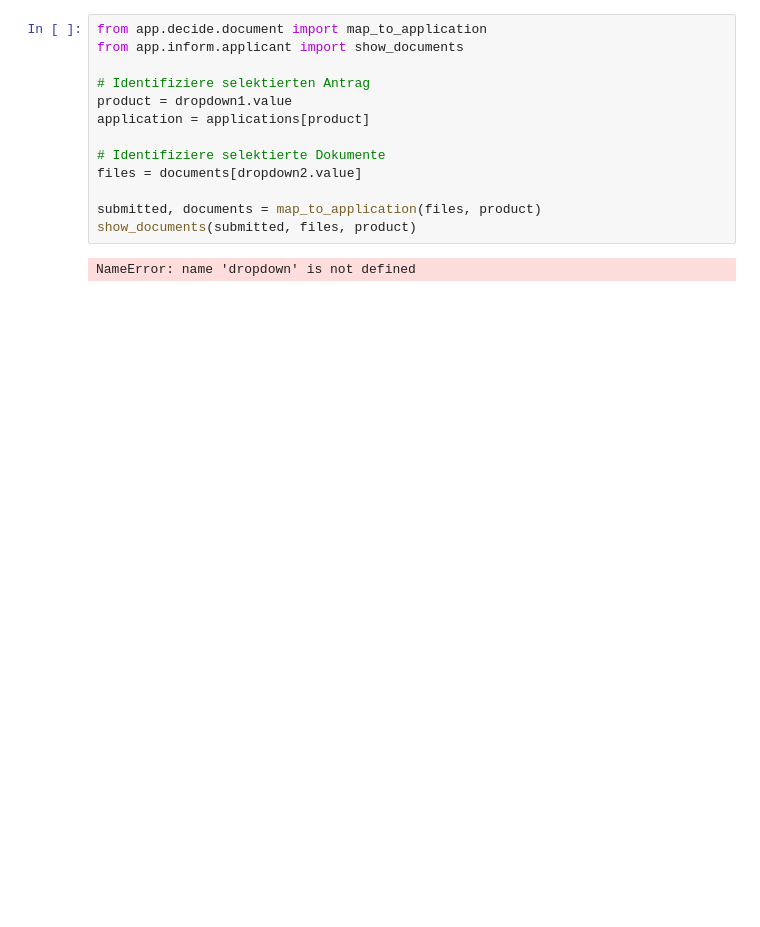
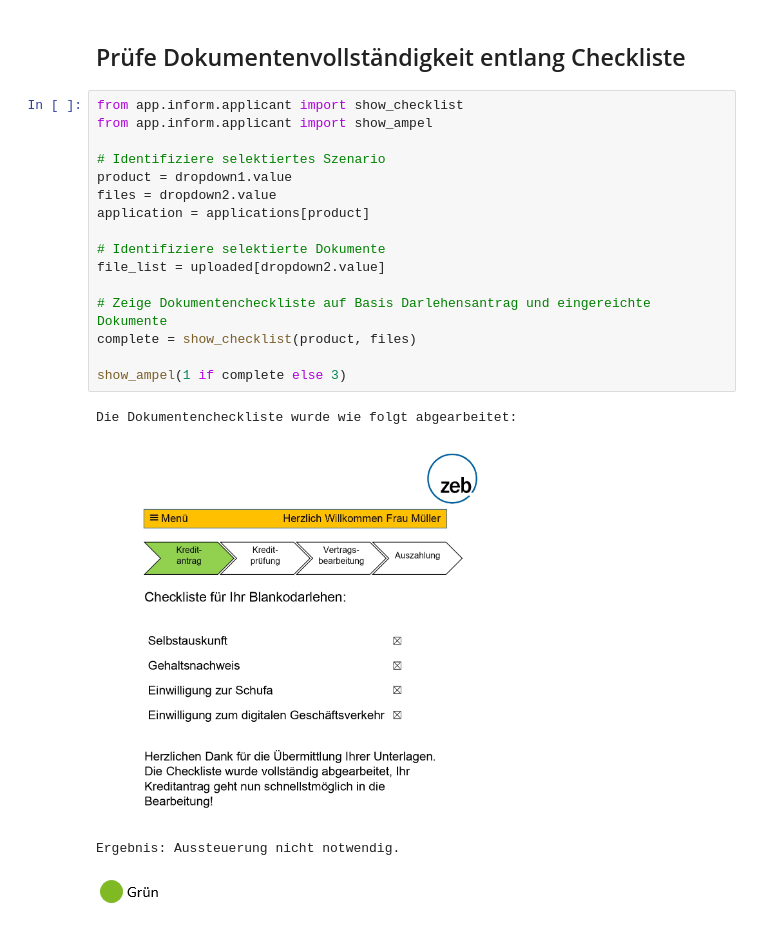
Before and after one commit to patrickzeb/Digitale-Auftragsverarbeitung, a Jupyter notebook: workflow.ipynb, the cells around one changed output. Saved outputs shown, nothing was run; the diff lists cells and outputs as text; blank space fills up the shorter version.

```diff
--- a/workflow.ipynb
+++ b/workflow.ipynb
@@ -19,15 +40,23 @@ If you're reading this message in another frontend (for example, a static render
+# %% [markdown]
+## Prüfe Dokumentenvollständigkeit entlang Checkliste
 # %%
-from app.decide.document import map_to_application
-from app.inform.applicant import show_documents
+from app.inform.applicant import show_checklist
+from app.inform.applicant import show_ampel
 
-# Identifiziere selektierten Antrag
+# Identifiziere selektiertes Szenario
 product = dropdown1.value
+files = dropdown2.value
 application = applications[product]
 
 # Identifiziere selektierte Dokumente
-files = documents[dropdown2.value]
+file_list = uploaded[dropdown2.value]
 
-submitted, documents = map_to_application(files, product)
-show_documents(submitted, files, product)
+# Zeige Dokumentencheckliste auf Basis Darlehensantrag und eingereichte Dokumente
+complete = show_checklist(product, files)
+
+show_ampel(1 if complete else 3)
 # %% [output]
-NameError: name 'dropdown' is not defined
+Die Dokumentencheckliste wurde wie folgt abgearbeitet:
+[figure, added]
+Ergebnis: Aussteuerung nicht notwendig.
+[figure, added]
```
Also changed, not shown: parts of 13 cells of this notebook, 14 other files.
